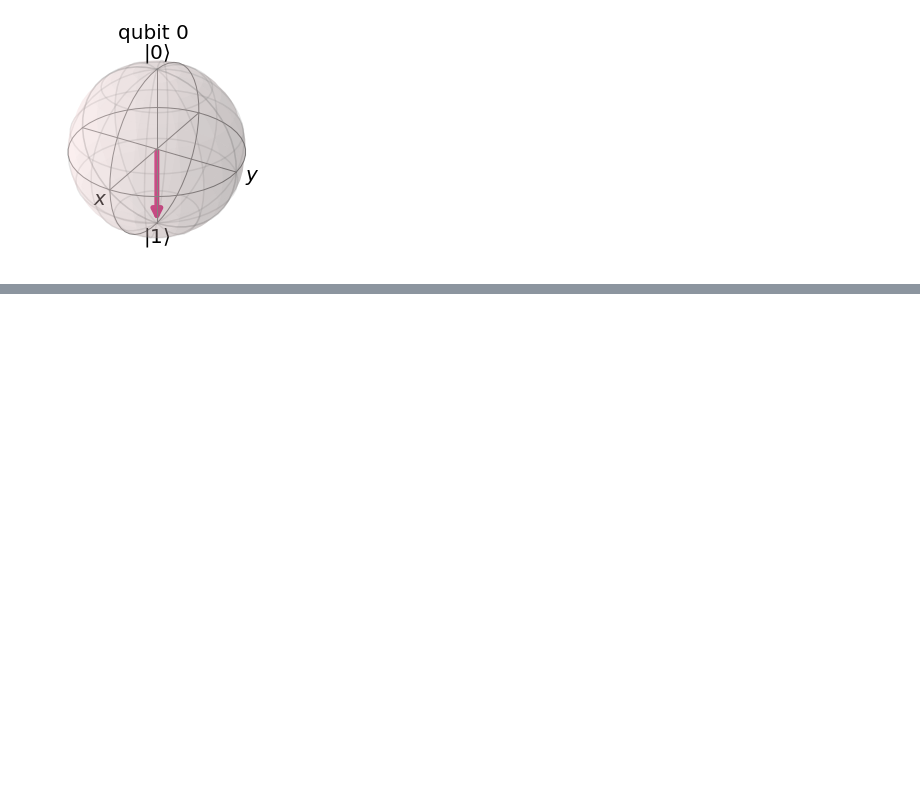
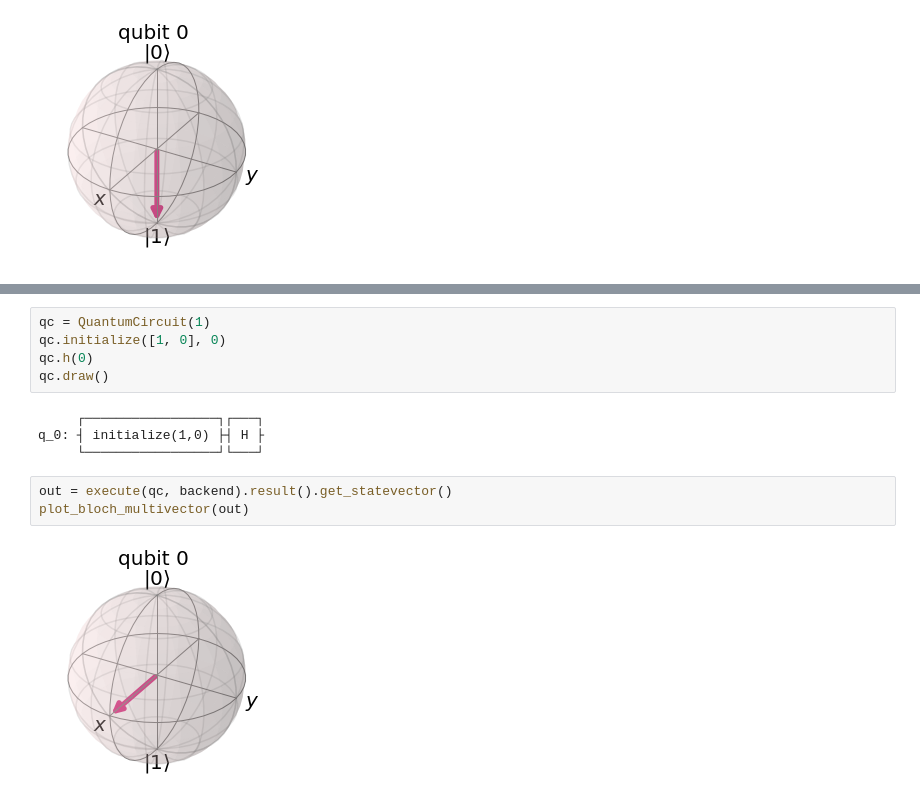
Before and after one commit to vinlegend1/qsikit-chapter-runthroughs, a Jupyter notebook: single-qubit-gates.ipynb, the cells around one changed output, grey strips where cells are left out. Drawn from its saved outputs; the diff is of its cells as text; blank space fills up the shorter version.

```diff
--- a/single-qubit-gates.ipynb
+++ b/single-qubit-gates.ipynb
@@ -31,0 +80,14 @@ plot_bloch_multivector(out)
+# %%
+qc = QuantumCircuit(1)
+qc.initialize([1, 0], 0)
+qc.h(0)
+qc.draw()
+# %% [output]
+     ┌─────────────────┐┌───┐
+q_0: ┤ initialize(1,0) ├┤ H ├
+     └─────────────────┘└───┘
+# %%
+out = execute(qc, backend).result().get_statevector()
+plot_bloch_multivector(out)
+# %% [output]
+[figure, added]
```
Also changed, not shown: parts of 18 cells of this notebook, 25 other files.
